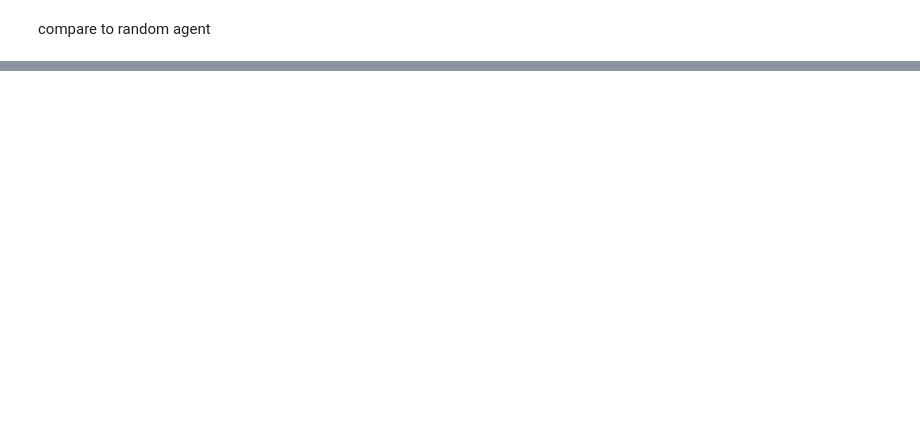
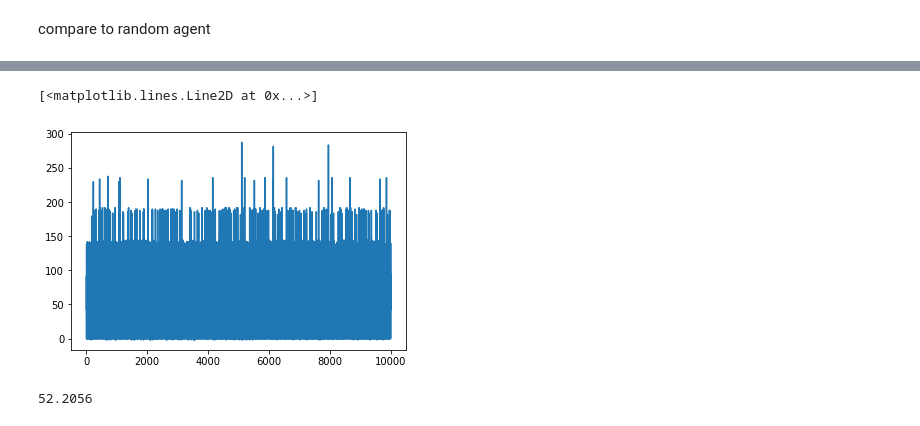
Before and after one commit to currymj/dynamic-set-packing-gym, a Jupyter notebook: examples/policy_gradient_pytorch.ipynb, the cells around one changed output, grey strips where cells are left out. Drawn from its saved outputs; the diff is of its cells as text; code cells hidden in the pictures; blank space fills up the shorter version.

```diff
--- a/examples/policy_gradient_pytorch.ipynb
+++ b/examples/policy_gradient_pytorch.ipynb
@@ -169,0 +247,35 @@ plt.show()
+# %%
+class SmartMatchAgent:
+    "A simple agent for this weird adversarial system that always matches if the last type is available."
+    def __init__(self):
+        self.action_space = spaces.Discrete(2)
+        self.policy_net = nn.Sequential(
+            nn.Linear(3, 2, bias=False),
+            nn.Softmax())
+        self.policy_net[0].weight.data = torch.Tensor([[1.0,1.0,-2.0],
+                                                       [-1.0,-1.0,20.0]])
+
+        self.device=torch.device('cpu')
+    def policy(self, observation_batch):
+        return torch.distributions.Categorical(probs=self.policy_net(observation_batch))
+
+#    def act(self, observation, reward, done):
+ #       if observation[2] > 0:
+  #          return 1
+   #     else:
+    #        return 0
+
+    def act(self, observation, reward, done):
+        "Act on a single observation, return an action."
+        observation_as_batch = torch.tensor(np.expand_dims(observation, 0), dtype=torch.float32, requires_grad=False, device=self.device)
+        action_sample = self.policy(observation_as_batch).sample().detach().cpu().numpy()
+
+        return action_sample[0]
+
+    def learn(self, d):
+        pass
+# %%
+
+env_example = gym.make('DynamicSetPacking-adversarial-v0')
+ag = SmartMatchAgent()
+smart_ep_rewards = train_loop(env_example, ag, 10000,20, quiet=True)
@@ -169,0 +284,9 @@ plt.show()
+# %%
+plt.plot(smart_ep_rewards)
+# %% [output]
+[<matplotlib.lines.Line2D at 0x...>]
+[figure, added]
+# %%
+np.mean(smart_ep_rewards)
+# %% [output]
+52.2056
```
Also changed, not shown: parts of 20 cells of this notebook, 3 other files.
